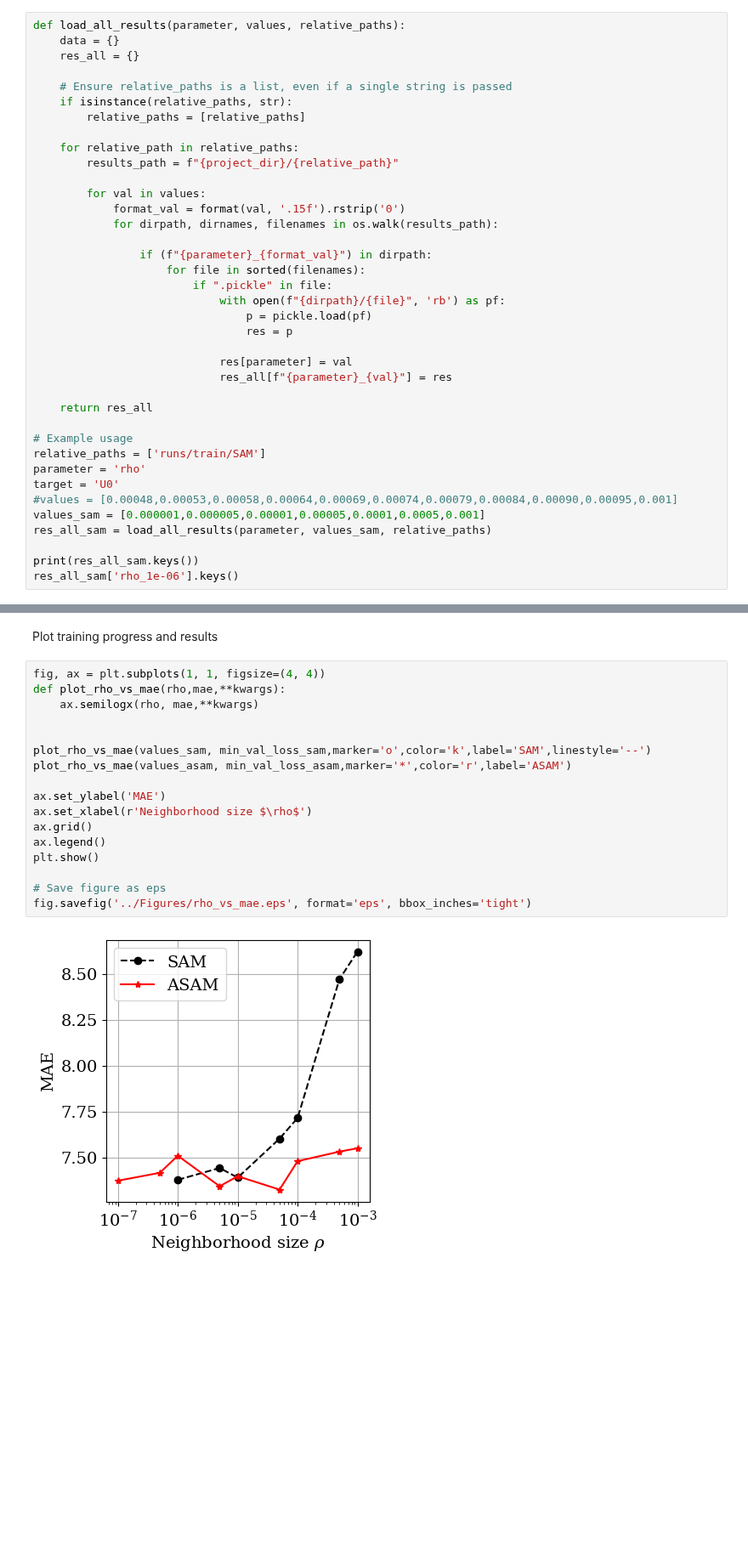
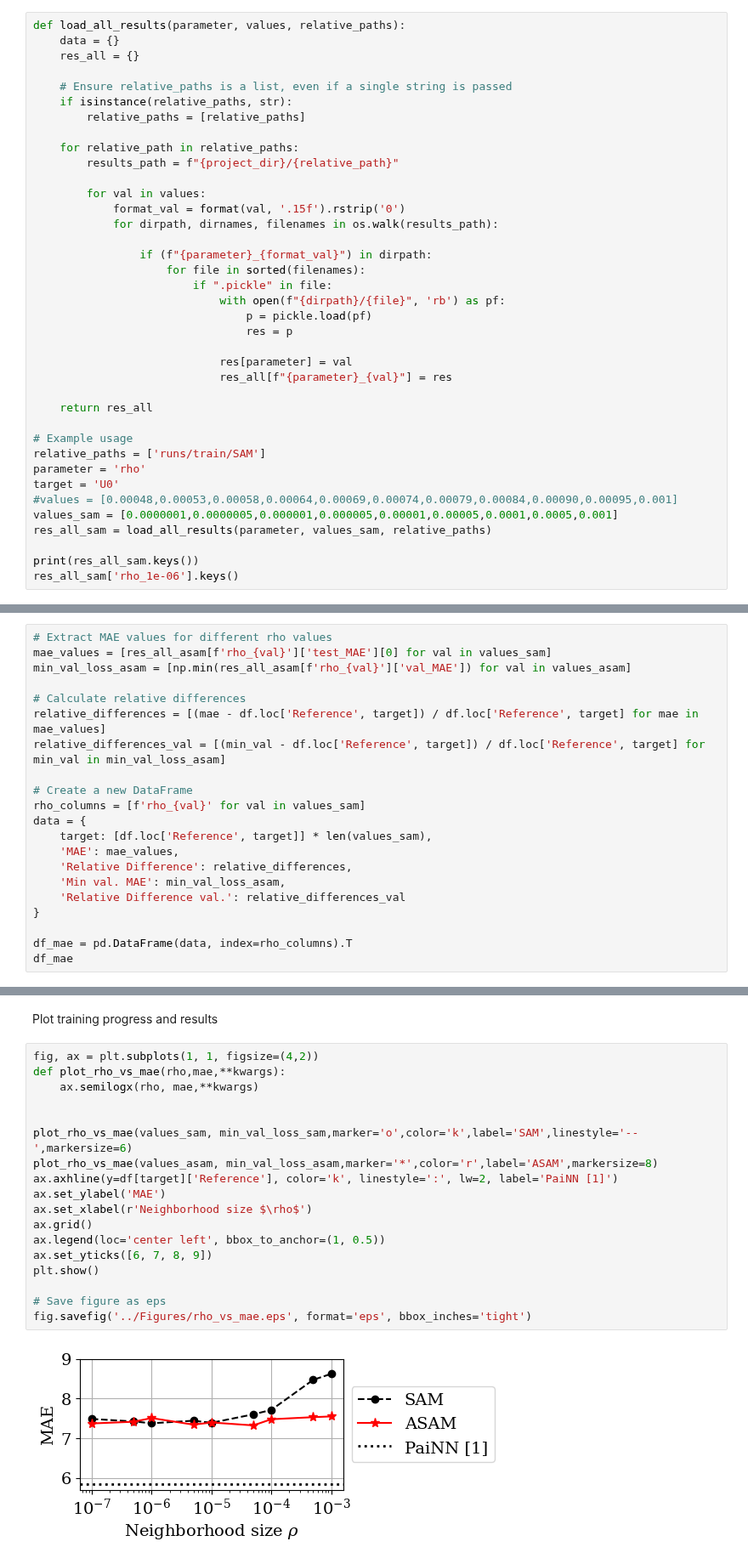
Before and after one commit to MarkusTHolm/DeepLearning_PAINN, a Jupyter notebook: examples/dataplotter_sam_asam.ipynb, the cells around one changed output, grey strips where cells are left out. Shown at 85% size. Saved outputs shown, nothing was run; the diff lists cells and outputs as text; blank space fills up the shorter version.

Commit message:
plot3

```diff
--- a/examples/dataplotter_sam_asam.ipynb
+++ b/examples/dataplotter_sam_asam.ipynb
@@ -60,7 +60,7 @@ relative_paths = ['runs/train/SAM']
 parameter = 'rho'
 target = 'U0'
 #values = [0.00048,0.00053,0.00058,0.00064,0.00069,0.00074,0.00079,0.00084,0.00090,0.00095,0.001]
-values_sam = [0.000001,0.000005,0.00001,0.00005,0.0001,0.0005,0.001]
+values_sam = [0.0000001,0.0000005,0.000001,0.000005,0.00001,0.00005,0.0001,0.0005,0.001]
 res_all_sam = load_all_results(parameter, values_sam, relative_paths)
 
 print(res_all_sam.keys())
@@ -116,0 +117,21 @@ df_mae
+# %%
+# Extract MAE values for different rho values
+mae_values = [res_all_asam[f'rho_{val}']['test_MAE'][0] for val in values_sam]
+min_val_loss_asam = [np.min(res_all_asam[f'rho_{val}']['val_MAE']) for val in values_asam]
+
+# Calculate relative differences
+relative_differences = [(mae - df.loc['Reference', target]) / df.loc['Reference', target] for mae in mae_values]
+relative_differences_val = [(min_val - df.loc['Reference', target]) / df.loc['Reference', target] for min_val in min_val_loss_asam]
+
+# Create a new DataFrame
+rho_columns = [f'rho_{val}' for val in values_sam]
+data = {
+    target: [df.loc['Reference', target]] * len(values_sam),
+    'MAE': mae_values,
+    'Relative Difference': relative_differences,
+    'Min val. MAE': min_val_loss_asam,
+    'Relative Difference val.': relative_differences_val
+}
+
+df_mae = pd.DataFrame(data, index=rho_columns).T
+df_mae
@@ -117,24 +145,25 @@ df_mae
 # %% [markdown]
 Plot training progress and results
 # %%
-fig, ax = plt.subplots(1, 1, figsize=(4, 4))
+fig, ax = plt.subplots(1, 1, figsize=(4,2))
 def plot_rho_vs_mae(rho,mae,**kwargs):
     ax.semilogx(rho, mae,**kwargs)
 
 
-plot_rho_vs_mae(values_sam, min_val_loss_sam,marker='o',color='k',label='SAM',linestyle='--')
-plot_rho_vs_mae(values_asam, min_val_loss_asam,marker='*',color='r',label='ASAM')
-
+plot_rho_vs_mae(values_sam, min_val_loss_sam,marker='o',color='k',label='SAM',linestyle='--',markersize=6)
+plot_rho_vs_mae(values_asam, min_val_loss_asam,marker='*',color='r',label='ASAM',markersize=8)
+ax.axhline(y=df[target]['Reference'], color='k', linestyle=':', lw=2, label='PaiNN [1]')
 ax.set_ylabel('MAE')
 ax.set_xlabel(r'Neighborhood size $\rho$')
 ax.grid()
-ax.legend()
+ax.legend(loc='center left', bbox_to_anchor=(1, 0.5))
+ax.set_yticks([6, 7, 8, 9])
 plt.show()
 
 # Save figure as eps
 fig.savefig('../Figures/rho_vs_mae.eps', format='eps', bbox_inches='tight')
 # %% [output]
-[figure, old version]
+[figure, new version]
 The PostScript backend does not support transparency; partially transparent artists will be rendered opaque.
 # %%
 fig, (ax1, ax2, ax3) = plt.subplots(3, 1, figsize=(10, 10), height_ratios=[1, 1.0, 1])
```
Also changed, not shown: parts of 5 cells of this notebook, 1 other file.
